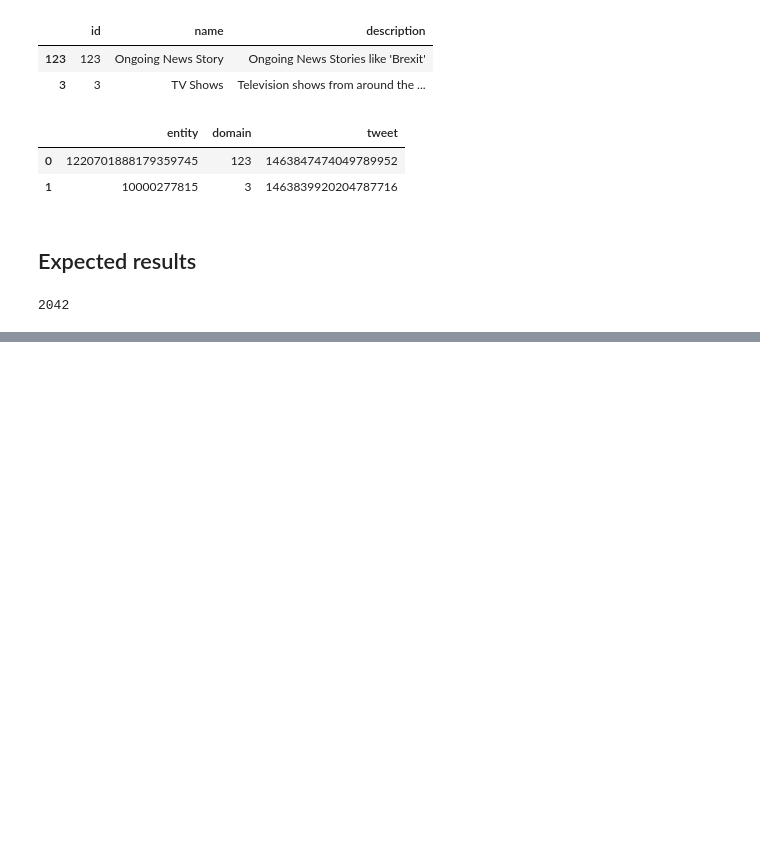
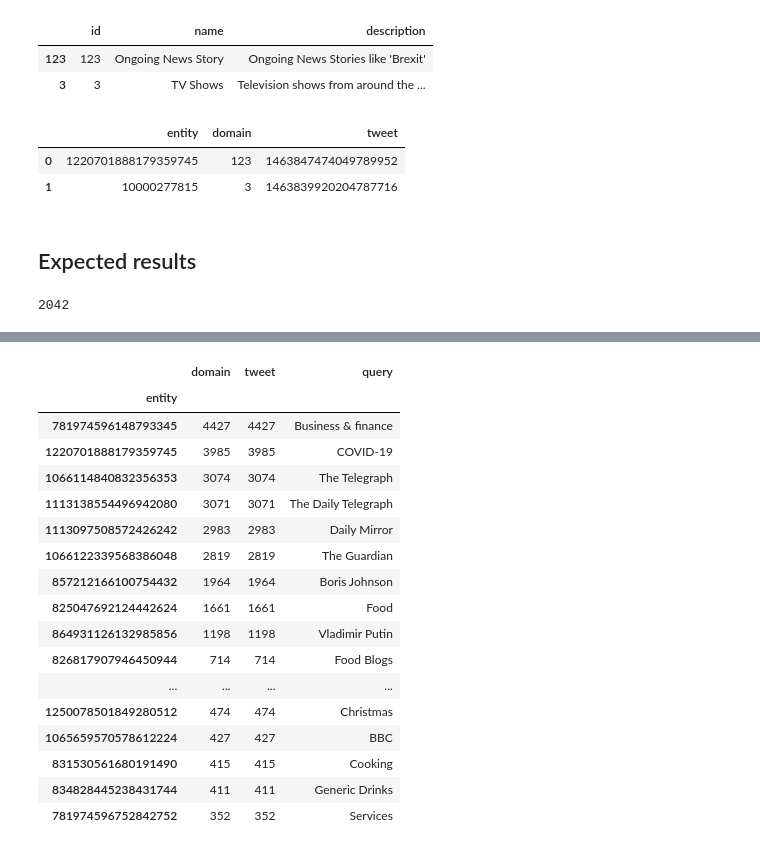
Before and after one commit to afflint/inforet, a Jupyter notebook: 2021-22/tweet-search.ipynb, the cells around one changed output, grey strips where cells are left out. Cells and saved outputs as stored; diff of their text form; code cells hidden in the pictures; blank space fills up the shorter version.

```diff
--- a/2021-22/tweet-search.ipynb
+++ b/2021-22/tweet-search.ipynb
@@ -81,0 +96,26 @@ len(search_base)
+# %%
+esize = M.groupby('entity').count()
+esize['query'] = [E.loc[x]['name'] for x in esize.index.values]
+dsize = pd.DataFrame(M.groupby('domain').tweet.nunique(), columns=['tweet'])
+dsize['query'] = [D.loc[x]['name'] for x in dsize.index.values]
+# %%
+esize.sort_values('tweet', ascending=False).head(20)
+# %% [output]
+|  | domain | tweet | query |
+| entity |  |  |  |
+| 781974596148793345 | 4427 | 4427 | Business & finance |
+| 1220701888179359745 | 3985 | 3985 | COVID-19 |
+| 1066114840832356353 | 3074 | 3074 | The Telegraph |
+| 1113138554496942080 | 3071 | 3071 | The Daily Telegraph |
+| 1113097508572426242 | 2983 | 2983 | Daily Mirror |
+| 1066122339568386048 | 2819 | 2819 | The Guardian |
+| 857212166100754432 | 1964 | 1964 | Boris Johnson |
+| 825047692124442624 | 1661 | 1661 | Food |
+| 864931126132985856 | 1198 | 1198 | Vladimir Putin |
+| 826817907946450944 | 714 | 714 | Food Blogs |
+| ... | ... | ... | ... |
+| 1250078501849280512 | 474 | 474 | Christmas |
+| 1065659570578612224 | 427 | 427 | BBC |
+| 831530561680191490 | 415 | 415 | Cooking |
+| 834828445238431744 | 411 | 411 | Generic Drinks |
+| 781974596752842752 | 352 | 352 | Services |
```
Also changed, not shown: parts of 40 cells of this notebook.
